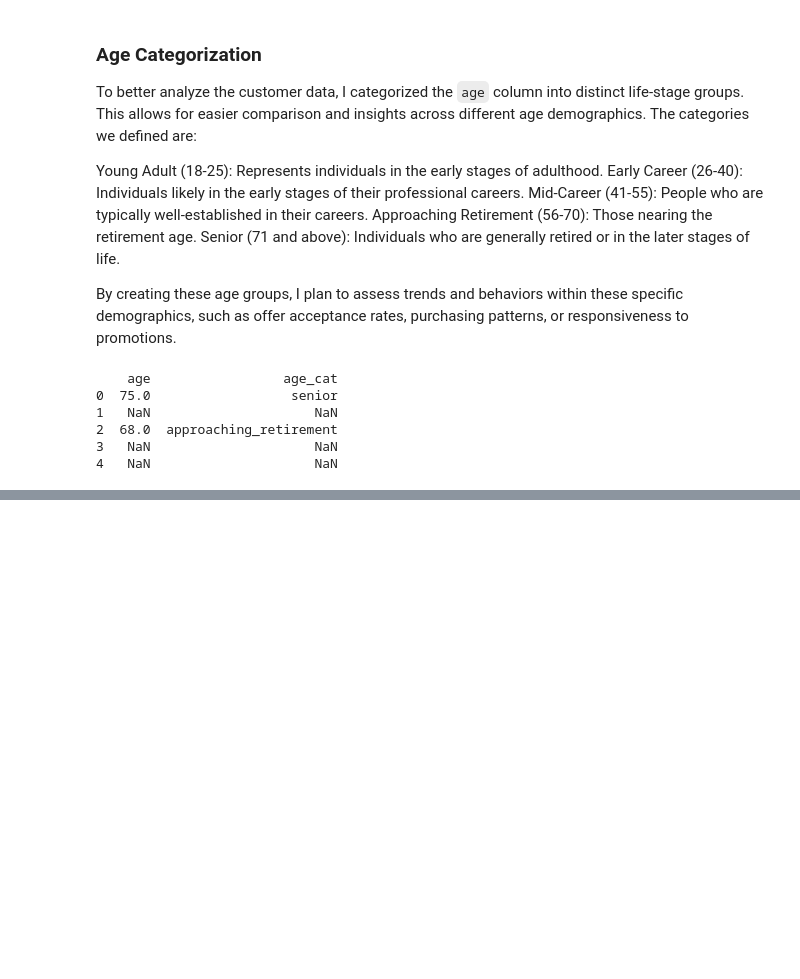
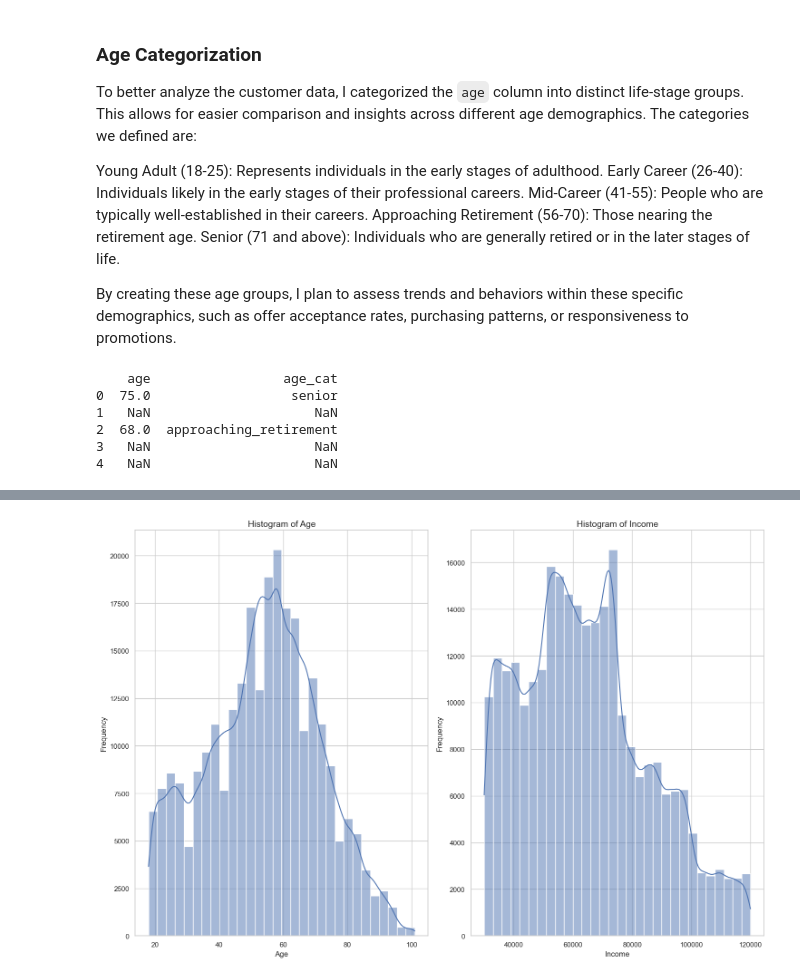
Before and after one commit to CoskunErden/Udacity_DS_Capstone_Project, a Jupyter notebook: starbucks_capstone.ipynb, the cells around one changed output, grey strips where cells are left out. Drawn from its saved outputs; the diff is of its cells as text; code cells hidden in the pictures; blank space fills up the shorter version.

```diff
--- a/starbucks_capstone.ipynb
+++ b/starbucks_capstone.ipynb
@@ -713,0 +813,20 @@ print(df[['age', 'age_cat']].head())
+# %%
+# Examining the distributions of 'age' and 'income'
+sns.set(style="whitegrid")
+plt.figure(figsize=(15, 10))
+
+# List of numeric columns to plot
+numeric_columns = ['age', 'income']
+
+# Loop through each column and plot a histogram
+for i, column in enumerate(numeric_columns, 1):
+    plt.subplot(1, 2, i)  # Adjust the grid layout (1 rows, 2 columns)
+    sns.histplot(df[column].dropna(), bins=30, kde=True)  # Drop missing values and add KDE
+    plt.title(f'Histogram of {column.capitalize()}', fontsize=14)
+    plt.xlabel(column.capitalize(), fontsize=12)
+    plt.ylabel('Frequency', fontsize=12)
+
+plt.tight_layout()  # Adjust spacing to fit all plots nicely
+plt.show()
+# %% [output]
+[figure, added]
```
Also changed, not shown: parts of 24 cells of this notebook.
